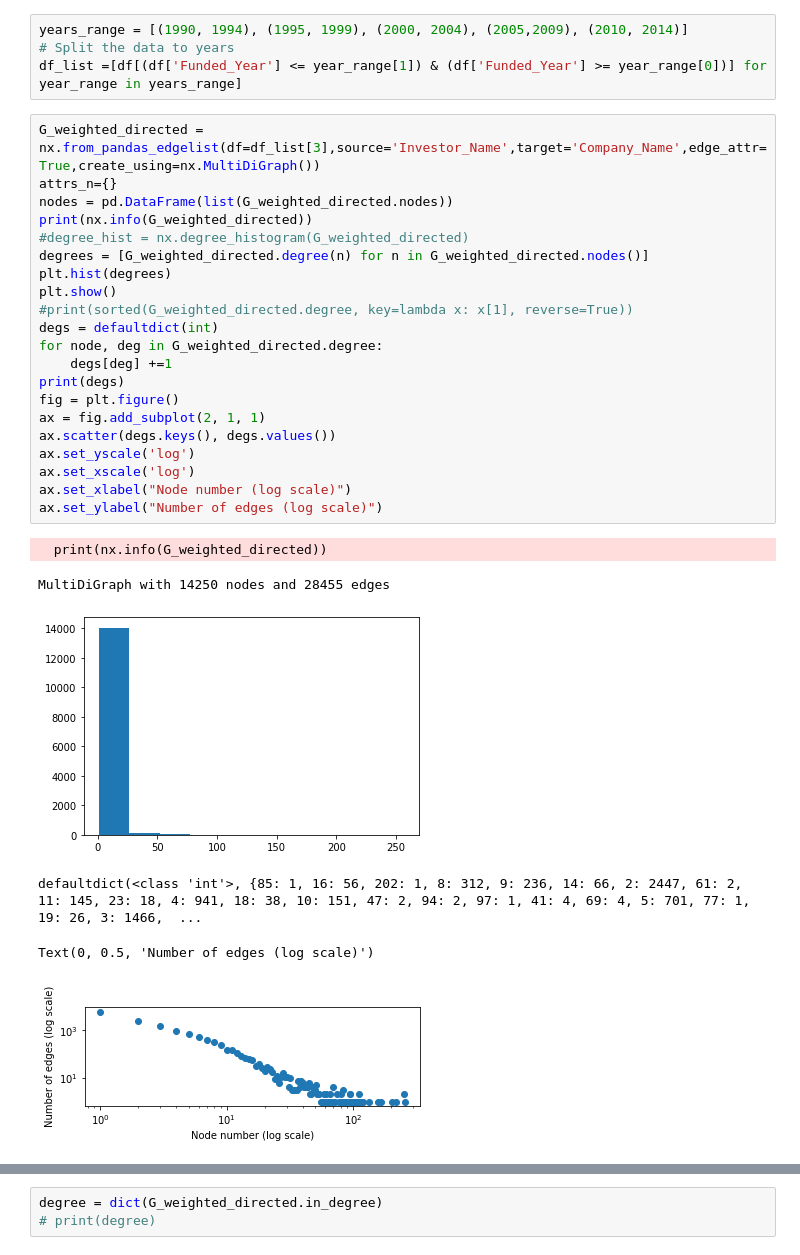
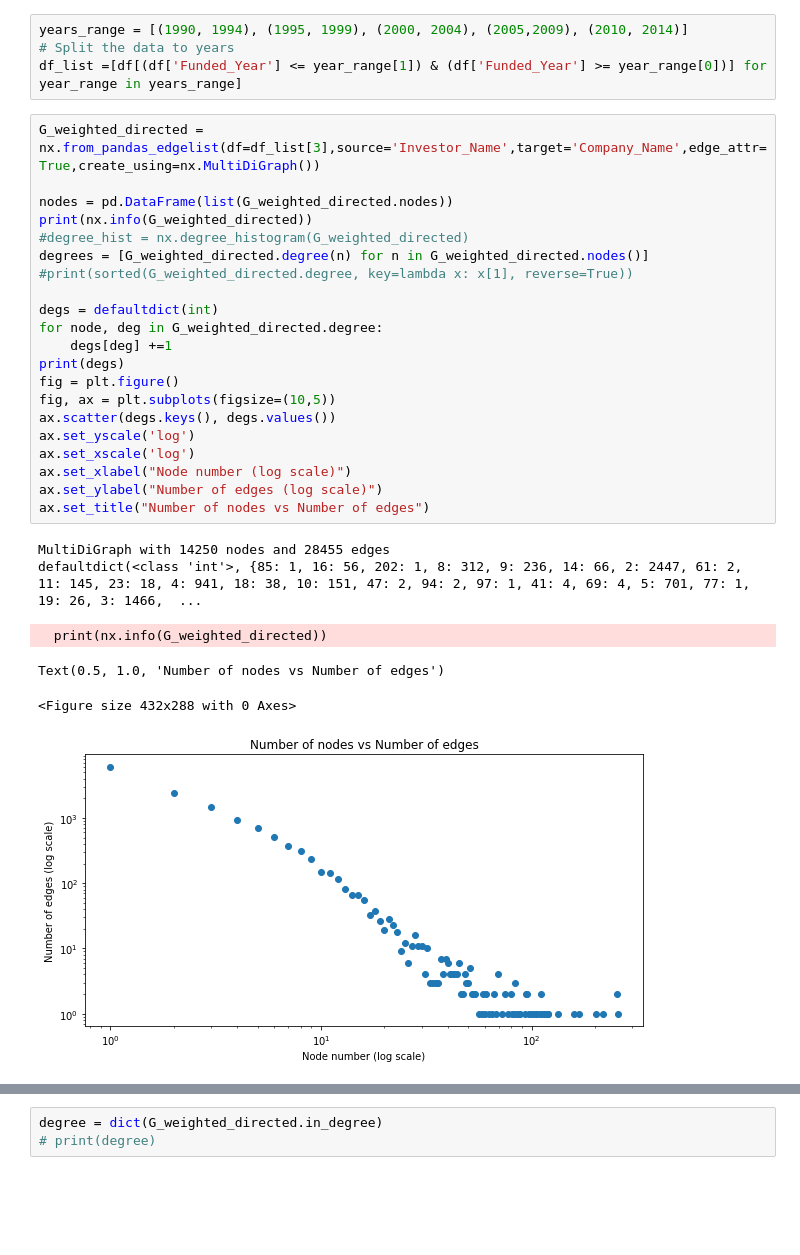
Before and after one commit to omeryefet/Complex_Networks, a Jupyter notebook: Project2022.ipynb, the cells around one changed output, grey strips where cells are left out. Saved outputs shown, nothing was run; the diff lists cells and outputs as text; blank space fills up the shorter version.

Commit message:
added plots

```diff
--- a/Project2022.ipynb
+++ b/Project2022.ipynb
@@ -71,31 +69,31 @@ years_range = [(1990, 1994), (1995, 1999), (2000, 2004), (2005,2009), (2010, 201
 df_list =[df[(df['Funded_Year'] <= year_range[1]) & (df['Funded_Year'] >= year_range[0])] for year_range in years_range]
 # %%
 G_weighted_directed = nx.from_pandas_edgelist(df=df_list[3],source='Investor_Name',target='Company_Name',edge_attr=True,create_using=nx.MultiDiGraph())
-attrs_n={}
+
 nodes = pd.DataFrame(list(G_weighted_directed.nodes))
 print(nx.info(G_weighted_directed))
 #degree_hist = nx.degree_histogram(G_weighted_directed)
 degrees = [G_weighted_directed.degree(n) for n in G_weighted_directed.nodes()]
-plt.hist(degrees)
-plt.show()
 #print(sorted(G_weighted_directed.degree, key=lambda x: x[1], reverse=True))
+
 degs = defaultdict(int)
 for node, deg in G_weighted_directed.degree:
     degs[deg] +=1
 print(degs)
 fig = plt.figure()
-ax = fig.add_subplot(2, 1, 1)
+fig, ax = plt.subplots(figsize=(10,5))
 ax.scatter(degs.keys(), degs.values())
 ax.set_yscale('log')
 ax.set_xscale('log')
 ax.set_xlabel("Node number (log scale)")
 ax.set_ylabel("Number of edges (log scale)")
+ax.set_title("Number of nodes vs Number of edges")
 # %% [output]
-  print(nx.info(G_weighted_directed))
+MultiDiGraph with 14250 nodes and 28455 edges
+defaultdict(<class 'int'>, {85: 1, 16: 56, 202: 1, 8: 312, 9: 236, 14: 66, 2: 2447, 61: 2, 11: 145, 23: 18, 4: 941, 18: 38, 10: 151, 47: 2, 94: 2, 97: 1, 41: 4, 69: 4, 5: 701, 77: 1, 19: 26, 3: 1466,  ...
-MultiDiGraph with 14250 nodes and 28455 edges
+  print(nx.info(G_weighted_directed))
-[figure, old version]
-defaultdict(<class 'int'>, {85: 1, 16: 56, 202: 1, 8: 312, 9: 236, 14: 66, 2: 2447, 61: 2, 11: 145, 23: 18, 4: 941, 18: 38, 10: 151, 47: 2, 94: 2, 97: 1, 41: 4, 69: 4, 5: 701, 77: 1, 19: 26, 3: 1466,  ...
+Text(0.5, 1.0, 'Number of nodes vs Number of edges')
-Text(0, 0.5, 'Number of edges (log scale)')
+<Figure size 432x288 with 0 Axes>
-[figure, removed]
+[figure, new version]
 # %%
 G_weighted_directed = nx.from_pandas_edgelist(df=df,source='Investor_Name',target='Company_Name',edge_attr=True,create_using=nx.MultiDiGraph())
```
Also changed, not shown: parts of 5 cells of this notebook, 1 other file.
